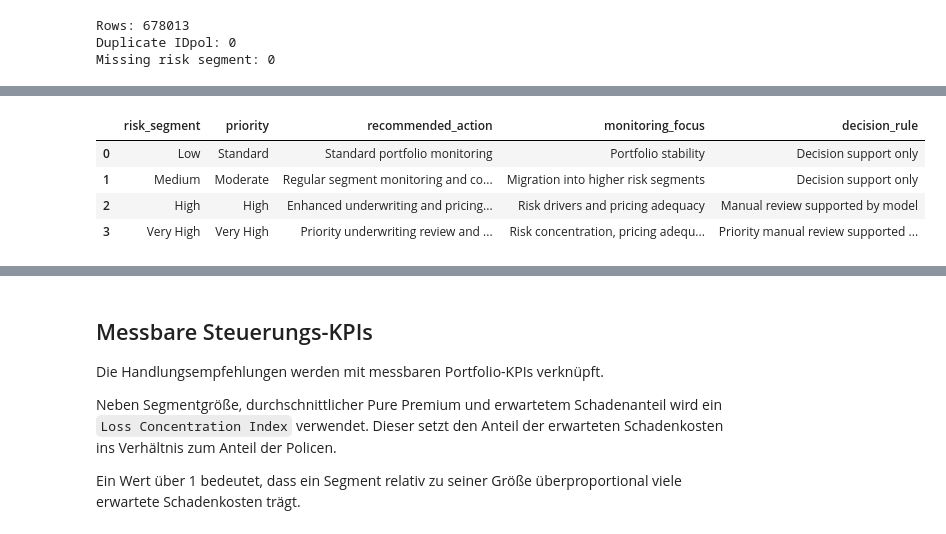
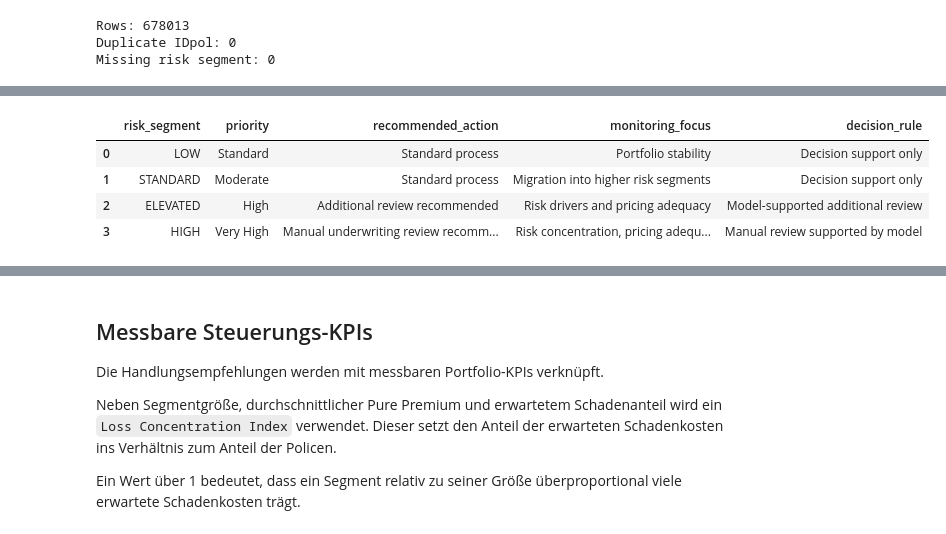
Before and after one commit to Mst-KrgZ/kfz-insurance-risk-platform, a Jupyter notebook: notebooks/10_business_recommendations.ipynb, the cells around one changed output, grey strips where cells are left out. Cells and saved outputs as stored; diff of their text form; code cells hidden in the pictures.

Commit message:
Align explainability, risk segmentation and business actions

```diff
--- a/notebooks/10_business_recommendations.ipynb
+++ b/notebooks/10_business_recommendations.ipynb
@@ -149,41 +135,41 @@ Die Risikosegmente dienen ausschließlich als Entscheidungsunterstützung und ni
 # %%
 action_matrix = pd.DataFrame({
     "risk_segment": [
-        "Low",
-        "Medium",
-        "High",
-        "Very High",
+        "LOW",
+        "STANDARD",
+        "ELEVATED",
+        "HIGH",
     ],
     "priority": [
         "Standard",
         "Moderate",
         "High",
         "Very High",
     ],
     "recommended_action": [
-        "Standard portfolio monitoring",
-        "Regular segment monitoring and comparison",
-        "Enhanced underwriting and pricing review",
-        "Priority underwriting review and intensive portfolio monitoring",
+        "Standard process",
+        "Standard process",
+        "Additional review recommended",
+        "Manual underwriting review recommended",
     ],
     "monitoring_focus": [
         "Portfolio stability",
         "Migration into higher risk segments",
         "Risk drivers and pricing adequacy",
         "Risk concentration, pricing adequacy and segment development",
     ],
     "decision_rule": [
         "Decision support only",
         "Decision support only",
+        "Model-supported additional review",
         "Manual review supported by model",
-        "Priority manual review supported by model",
     ],
 })
 
 display(action_matrix)
 # %% [output]
 |  | risk_segment | priority | recommended_action | monitoring_focus | decision_rule |
-| 0 | Low | Standard | Standard portfolio monitoring | Portfolio stability | Decision support only |
-| 1 | Medium | Moderate | Regular segment monitoring and co... | Migration into higher risk segments | Decision support only |
-| 2 | High | High | Enhanced underwriting and pricing... | Risk drivers and pricing adequacy | Manual review supported by model |
-| 3 | Very High | Very High | Priority underwriting review and ... | Risk concentration, pricing adequ... | Priority manual review supported ... |
+| 0 | LOW | Standard | Standard process | Portfolio stability | Decision support only |
+| 1 | STANDARD | Moderate | Standard process | Migration into higher risk segments | Decision support only |
+| 2 | ELEVATED | High | Additional review recommended | Risk drivers and pricing adequacy | Model-supported additional review |
+| 3 | HIGH | Very High | Manual underwriting review recomm... | Risk concentration, pricing adequ... | Manual review supported by model |
```
Also changed, not shown: parts of 9 cells of this notebook, 2 other files.
